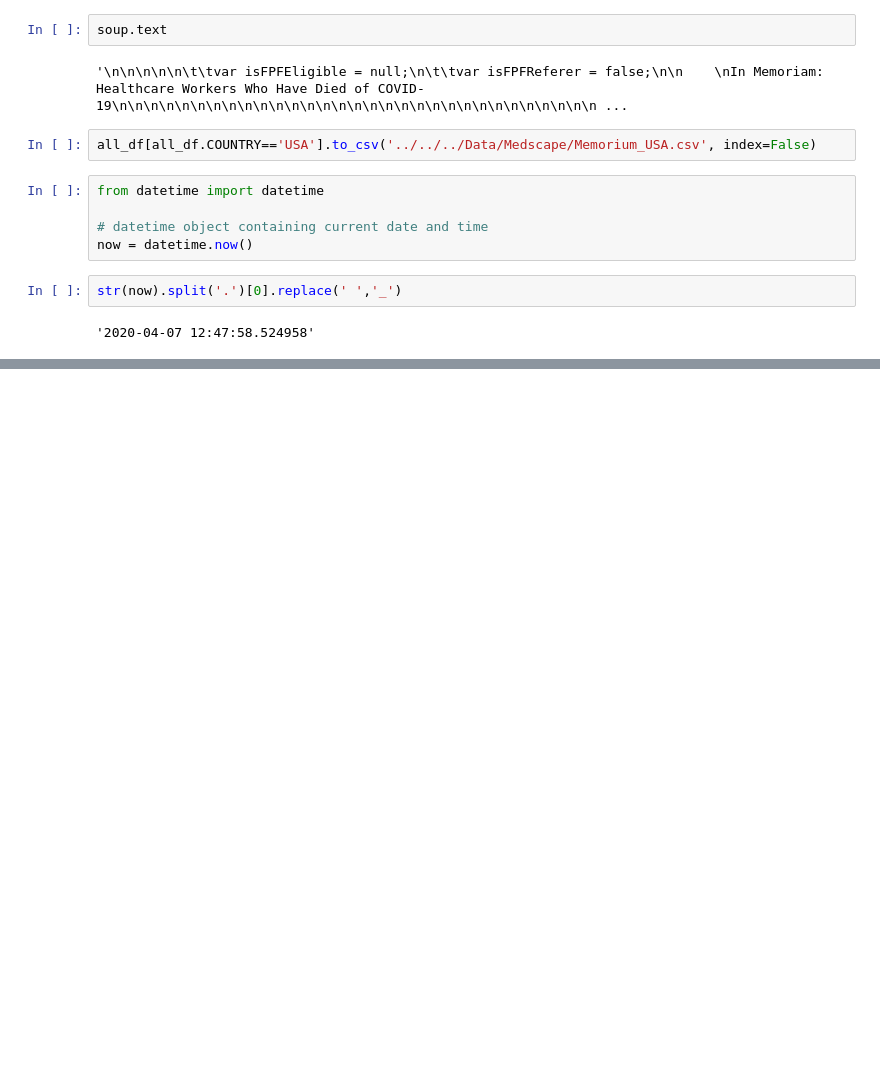
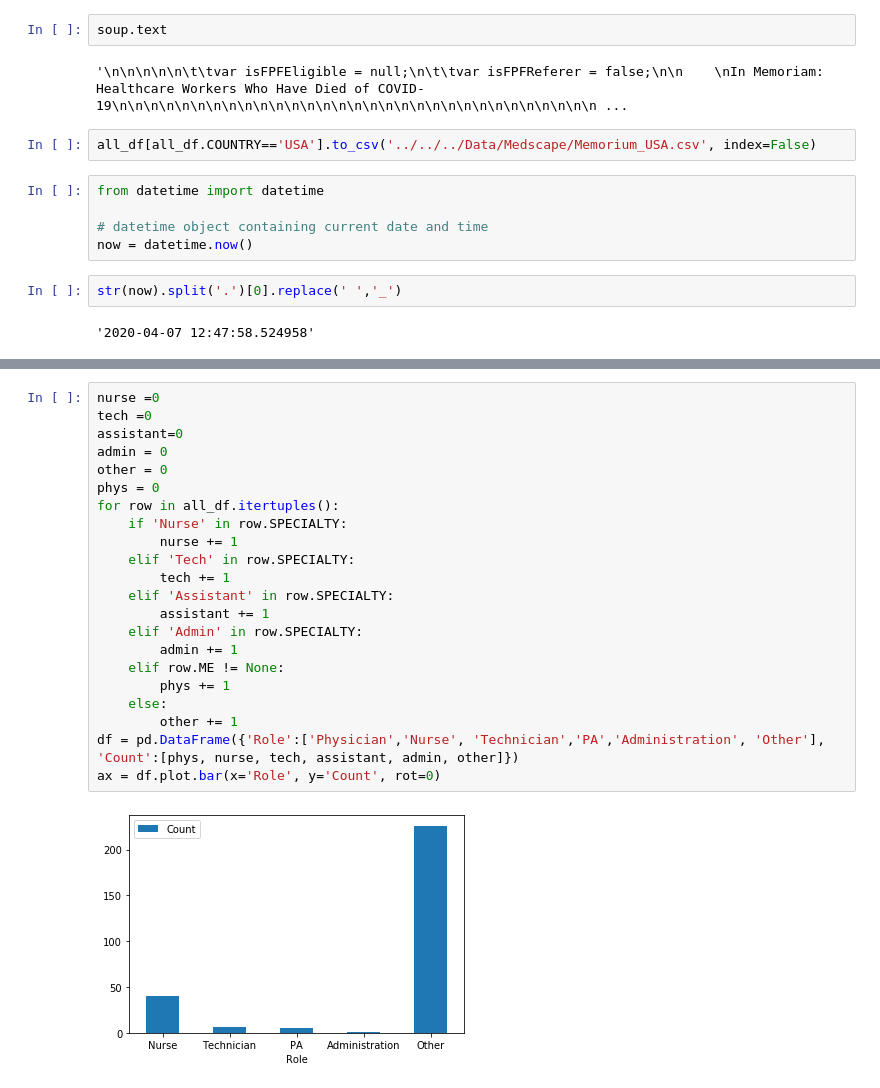
Before and after one commit to AMADataLabs/Core, a Jupyter notebook: Sandbox/Medscape/medscape.ipynb, the cells around one changed output, grey strips where cells are left out. Saved outputs shown, nothing was run; the diff lists cells and outputs as text; blank space fills up the shorter version.

```diff
--- a/Sandbox/Medscape/medscape.ipynb
+++ b/Sandbox/Medscape/medscape.ipynb
@@ -177,0 +221,24 @@ str(now).split('.')[0].replace(' ','_')
+# %%
+nurse =0
+tech =0
+assistant=0
+admin = 0
+other = 0
+phys = 0
+for row in all_df.itertuples():
+    if 'Nurse' in row.SPECIALTY:
+        nurse += 1
+    elif 'Tech' in row.SPECIALTY:
+        tech += 1
+    elif 'Assistant' in row.SPECIALTY:
+        assistant += 1
+    elif 'Admin' in row.SPECIALTY:
+        admin += 1
+    elif row.ME != None:
+        phys += 1
+    else:
+        other += 1
+df = pd.DataFrame({'Role':['Physician','Nurse', 'Technician','PA','Administration', 'Other'], 'Count':[phys, nurse, tech, assistant, admin, other]})
+ax = df.plot.bar(x='Role', y='Count', rot=0)
+# %% [output]
+[figure, added]
```
Also changed, not shown: parts of 9 cells of this notebook, 3 other files.
